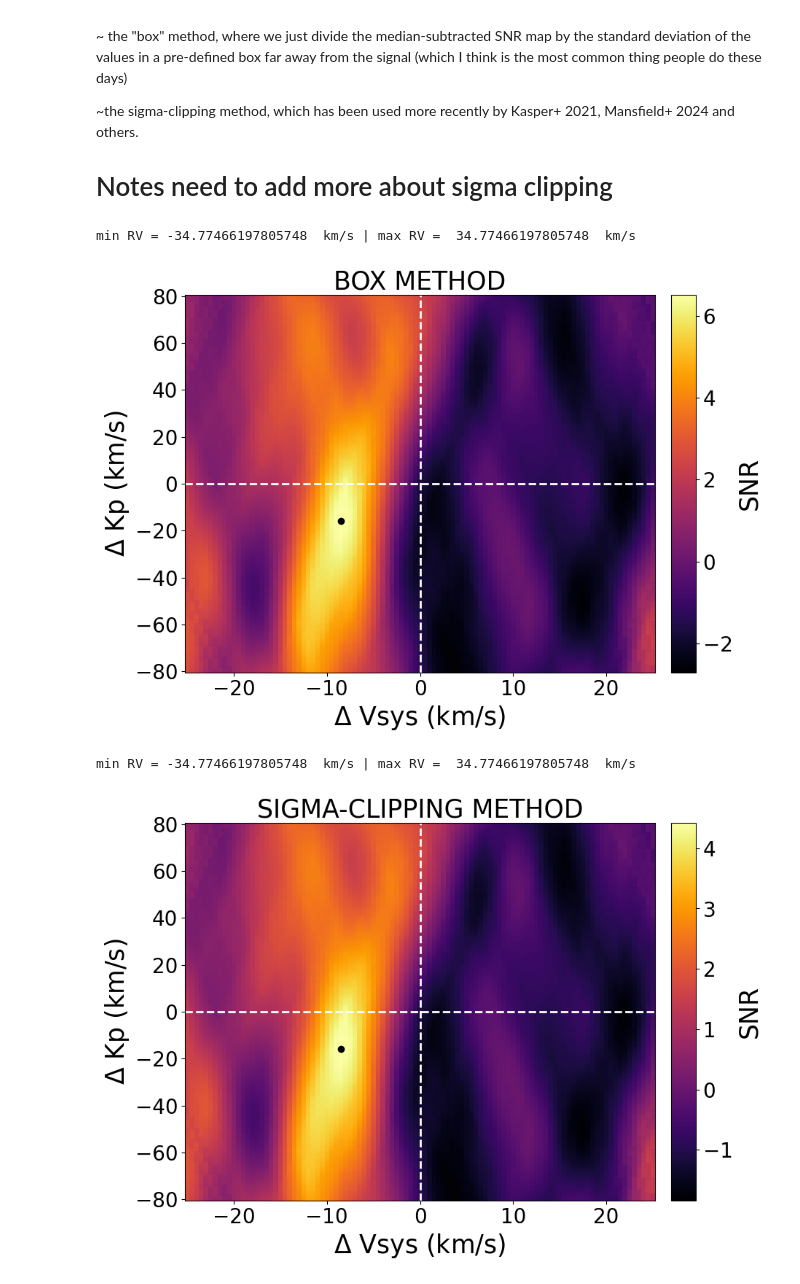
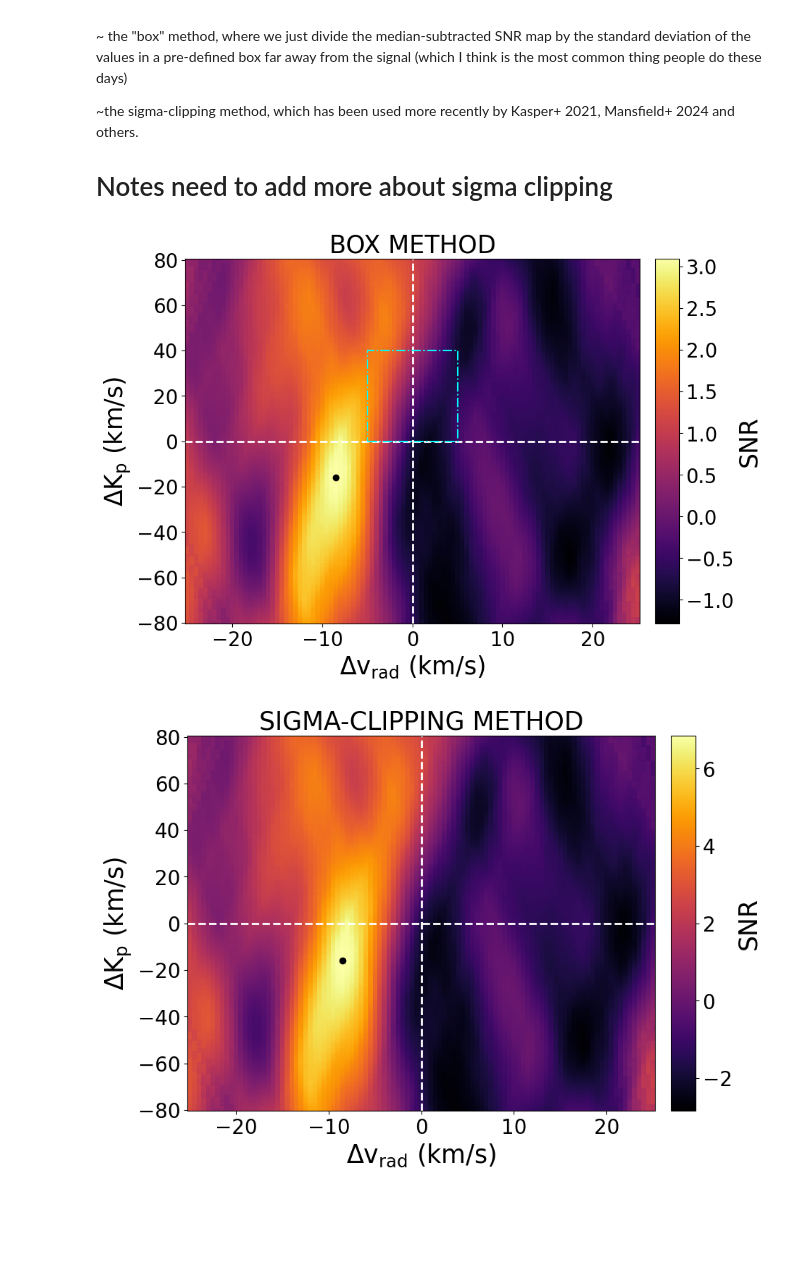
Before and after one commit to georgiamraz/starships_container, a Jupyter notebook: Notebooks/Answer_key_Cross_Correlation.ipynb, the cells around one changed output. Cells and saved outputs as stored; diff of their text form; code cells hidden in the pictures; blank space fills up the shorter version.

```diff
--- a/Notebooks/Answer_key_Cross_Correlation.ipynb
+++ b/Notebooks/Answer_key_Cross_Correlation.ipynb
@@ -253,10 +255,11 @@ corrRV0 = np.linspace(-30, 30, n_RV_inj)  # RVs for cross-correlation
 # ===== Set up the model to cross correlate with ======
 
 #define the model you wish to use to cross corelated
-wave_mod, model_spec = model_file_h20['wave_mod'], model_file_h20['mod_spec']
+model_file = np.load('/home/jovyan/Models/Model_4.npz')
+wave_mod, model_spec = model_file['wave_mod'], model_file['model_spec']
 
 #model name that you are using this will go into naming the file
-model_name = 'H2O'
+model_name = 'Model_4'
 
 
 #file name for the reduction you would like to cross correlate [can be a list]
@@ -264,13 +267,6 @@ filename_list = [f'sequence_{n_pc}-pc_mask_wings{mask_w}_data_trs_WASP127b_TR1'
                  for mask_w, n_pc in product([90], range(2, 3))]
 print('\n'.join(filename_list))
 
-# ===== Set up the model to cross correlate with ======
-
-#define the model you wish to use to cross correlated
-wave_mod, model_spec = model_file['wave'], model_file['spec']
-
-#model name that you are using
-model_name = 'H2O'
 
 # # === Initialize storage for results ===
 
@@ -377,6 +373,7 @@ args = [all_something[(n_pc, mask_wings)] for all_something in [all_obs, all_ccf
 ccf_obj, logl_obj = cc.plot_ccflogl(
     *args, #pulling in the save directories from above
     corrRV0, Kp_array, [n_pc], #defined above
+    RV= -8, # central value to compute significance
     orders=order_indices, #defined above
     path_fig=" ",    # Path to save figures (empty means no save)
     fig_name=" "     # Figure name prefix (empty means default)
@@ -589,15 +655,24 @@ def calculate_KpVsys_map(OBS_OBJECT, CCF_OBJECT, Kp_list, vsys_list, method='box
     plt.tight_layout()
     plt.show()
 # %%
-# Call the function above
+# Choose Vrad (x-axis) Kp (y-axis) values for the plot
+# rv_grid = corrRV0
 
-Kp_list = np.linspace(-80,80,161)
-vsys_list = np.linspace(-25,25,101)
+rv_grid=np.linspace(-25,25,101)
+kp_grid = np.linspace(-80, 80, 161)
 
-calculate_KpVsys_map(obs, ccf_obj, Kp_list, vsys_list, method = 'box')
-calculate_KpVsys_map(obs, ccf_obj, Kp_list, vsys_list, method = 'clip')
+# Set Vrad and Kp limits for the box in the box method
+box_Vrad = (-5, 5)
+box_Kp = (0, 40)
+
+# Set sigma limit and max number of iterations for the sigma-clipping method
+clip_sigma = 2
+clip_iter = 9
+
+calculate_KpVsys_map(obs, ccf_obj, method='box', rv_grid=rv_grid, kp_grid=kp_grid,
+                        box_Vrad=box_Vrad, box_Kp=box_Kp)
+calculate_KpVsys_map(obs, ccf_obj, method='clip', rv_grid=rv_grid, kp_grid=kp_grid,
+                        clip_sigma=clip_sigma, clip_iter=clip_iter)
 # %% [output]
-min RV = -34.77466197805748  km/s | max RV =  34.77466197805748  km/s
-[figure, old version]
+[figure, new version]
-min RV = -34.77466197805748  km/s | max RV =  34.77466197805748  km/s
-[figure, old version]
+[figure, new version]
```
Also changed, not shown: parts of 9 cells of this notebook, 18 other files.
